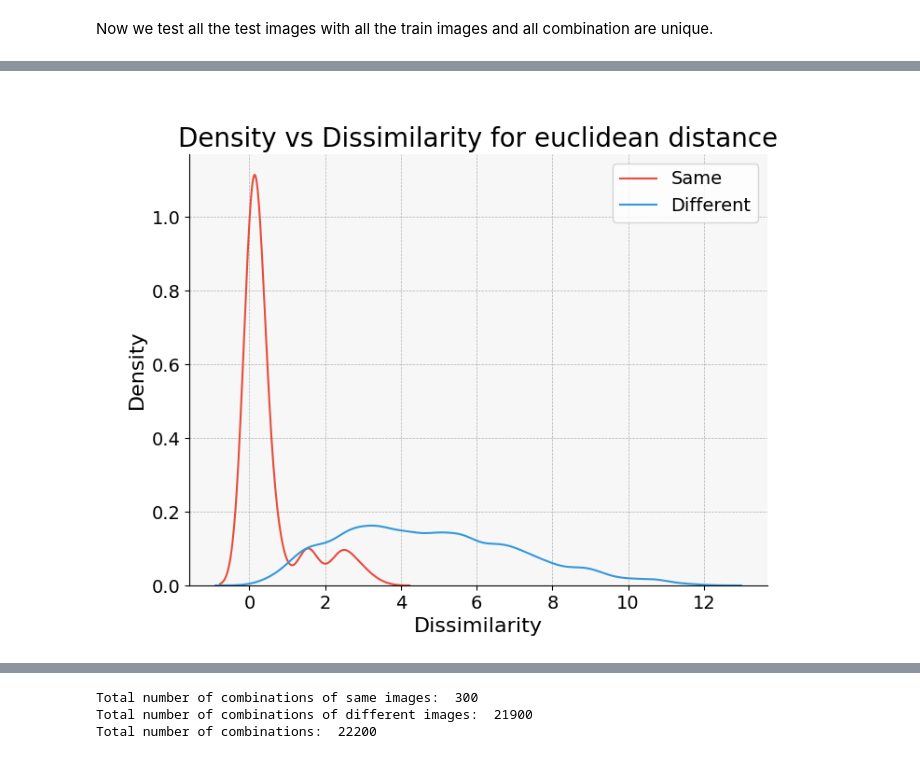
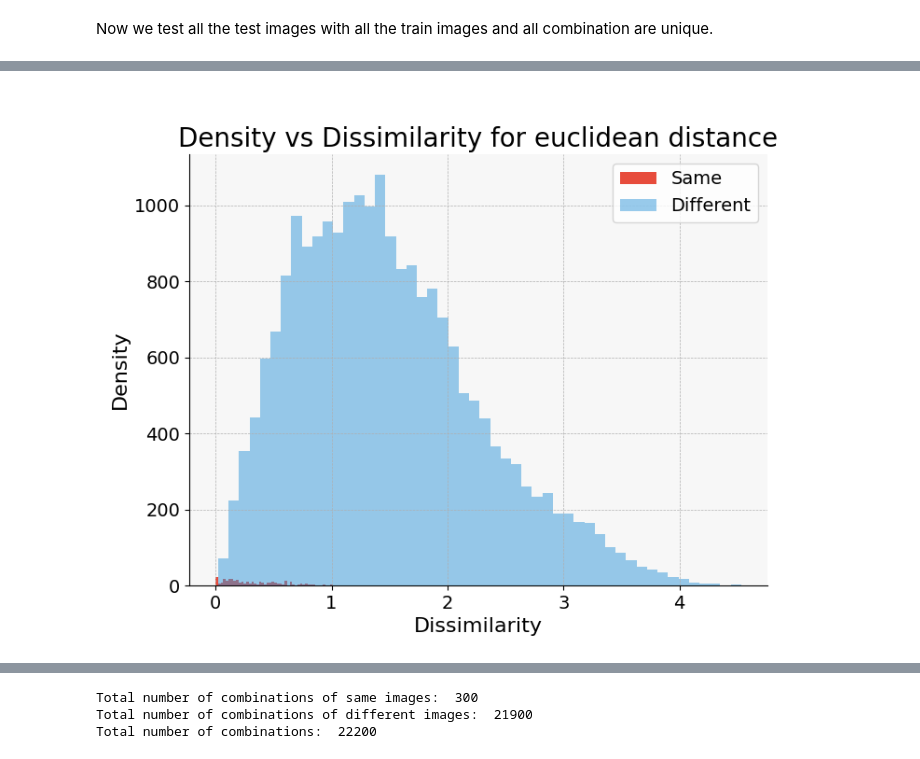
Before and after one commit to akshatgarg7/Just-In-Time-Detection-of-Unknown-Classes-Using-Deep-Learning, a Jupyter notebook: face_og_grey.ipynb, the cells around one changed output, grey strips where cells are left out. Drawn from its saved outputs; the diff is of its cells as text; code cells hidden in the pictures.

```diff
--- a/face_og_grey.ipynb
+++ b/face_og_grey.ipynb
@@ -314,9 +314,9 @@ fig, ax = plt.subplots(figsize=(8, 6))
 # Set background color
 ax.set_facecolor("#F7F7F7")
 
-# Plot the distributions and set custom colors
-sns.distplot(same_disssimilarity, bins=100, kde=True, hist=False, rug=False, label="Same", color=colors[0])
-sns.distplot(different_disssimilarity, bins=100, kde=True, hist=False, rug=False, label="Different", color=colors[1])
+# Plot the distributions and set custom colors and alpha values
+sns.distplot(same_disssimilarity, bins=50, kde=False, hist=True, rug=False, label="Same", color=colors[0], hist_kws={'alpha': 1})
+sns.distplot(different_disssimilarity, bins=50, kde=False, hist=True, rug=False, label="Different", color=colors[1], hist_kws={'alpha': 0.5})
 
 # Add legend and title
 plt.legend(fontsize=14)
@@ -335,6 +335,76 @@ plt.yticks(fontsize=14)
 sns.despine(top=True, right=True)
 
 plt.show()
+
+# %matplotlib widget
+# import seaborn as sns
+# import matplotlib.pyplot as plt
+
+# # Set custom color palette
+# colors = ["#E74C3C", "#3498DB"]
+
+# # Create figure and axes objects
+# fig, ax = plt.subplots(figsize=(8, 6))
+
+# # Set background color
+# ax.set_facecolor("#F7F7F7")
+
+# # Plot the histograms and set custom colors
+# sns.histplot(same_disssimilarity, bins=10, kde=True, label="Same", color=colors[0],alpha=1)
+# sns.histplot(different_disssimilarity, bins=10, kde=True, label="Different", color=colors[1],alpha=0.2)
+
+# # Add legend and title
+# plt.legend(fontsize=14)
+# plt.title('Density vs Dissimilarity for euclidean distance', fontsize=20)
+
+# # Add gridlines
+# ax.grid(linestyle='--', linewidth=0.5)
+
+# # Set axis labels and tick sizes
+# plt.xlabel("Dissimilarity", fontsize=16)
+# plt.ylabel("Count", fontsize=16)
+# plt.xticks(fontsize=14)
+# plt.yticks(fontsize=14)
+
+# # Remove top and right spines
+# sns.despine(top=True, right=True)
+
+# plt.show()
+
+# %matplotlib widget
+# import seaborn as sns
+# import matplotlib.pyplot as plt
+
+# # Set custom color palette
+# colors = ["#E74C3C", "#3498DB"]
+
+# # Create figure and axes objects
+# fig, ax = plt.subplots(figsize=(8, 6))
+
+# # Set background color
+# ax.set_facecolor("#F7F7F7")
+
+# # Plot the boxplots and set custom colors
+# sns.boxplot(data=[same_disssimilarity, different_disssimilarity], palette=colors)
+
+# # Set x-axis tick labels
+# plt.xticks([0, 1], ['Same', 'Different'], fontsize=14)
+
+# # Add title
+# plt.title('Distribution of Dissimilarity for euclidean distance', fontsize=20)
+
+# # Add gridlines
+# ax.grid(linestyle='--', linewidth=0.5)
+
+# # Set axis labels and tick sizes
+# plt.xlabel("Category", fontsize=16)
+# plt.ylabel("Dissimilarity", fontsize=16)
+# plt.yticks(fontsize=14)
+
+# # Remove top and right spines
+# sns.despine(top=True, right=True)
+
+# plt.show()
 # %% [output]
 `distplot` is a deprecated function and will be removed in seaborn v0.14.0.
 
@@ -358,4 +428,4 @@ https://gist.github.com/mwaskom/de44147ed2974457ad6372750bbe5751
-[figure, old version]
+[figure, new version]
 # %%
 # checking for mean/average score
 from statistics import mean
```
Also changed, not shown: parts of 11 cells of this notebook, 5 other files.
